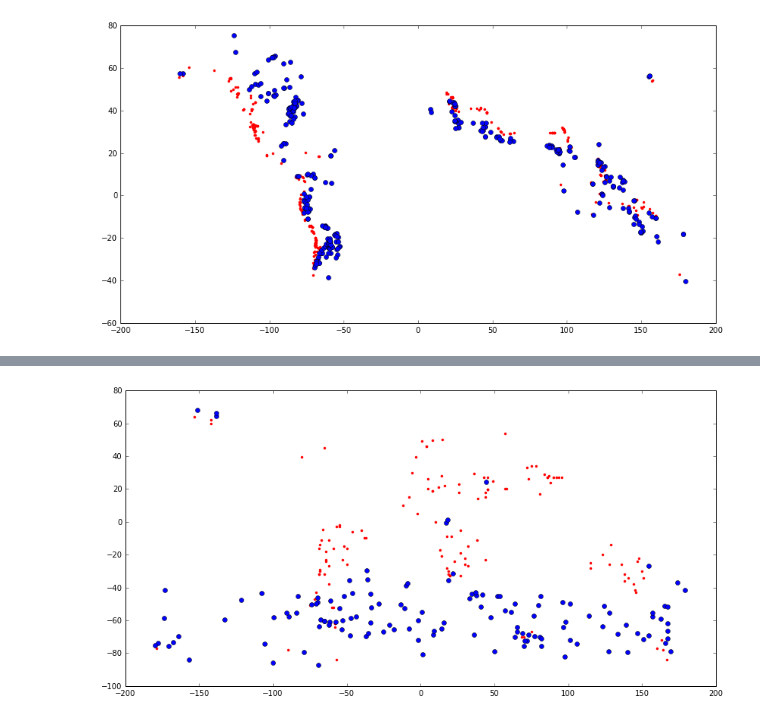
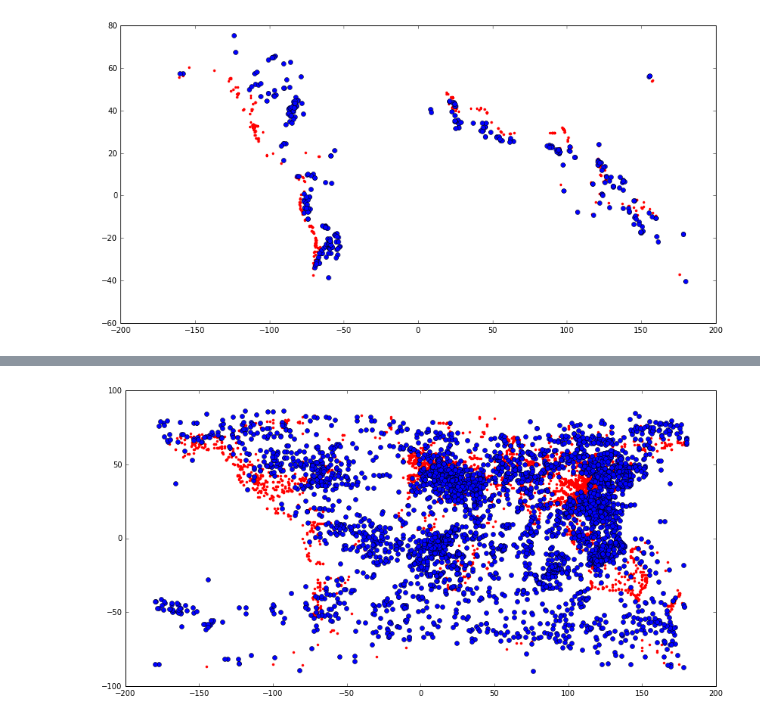
Before and after one commit to GPlates/gplates-web-service, a Jupyter notebook: python/post-file-examples.ipynb, the cells around one changed output, grey strips where cells are left out. Drawn from its saved outputs; the diff is of its cells as text; code cells hidden in the pictures.

```diff
--- a/python/post-file-examples.ipynb
+++ b/python/post-file-examples.ipynb
@@ -122,7 +122,7 @@ proxies = {'http':''}
 # Put the Longitude, Latitude and Age into arrays
 paleo_lith = pd.read_csv('/Users/Simon/GIT/gplates-web/django/GWS/DATA/PALEO/Boucot_paleolithology.csv')
 
-paleo_lith_subset = paleo_lith[paleo_lith.LithCode=='T']
+paleo_lith_subset = paleo_lith[paleo_lith.LithCode=='C']
 
 longitude_array = np.array(paleo_lith_subset.X)
 latitude_array = np.array(paleo_lith_subset.Y)
@@ -158 +158 @@ plt.show()
-[figure, old version]
+[figure, new version]
```
Also changed, not shown: parts of 1 cell of this notebook, 7 other files.
